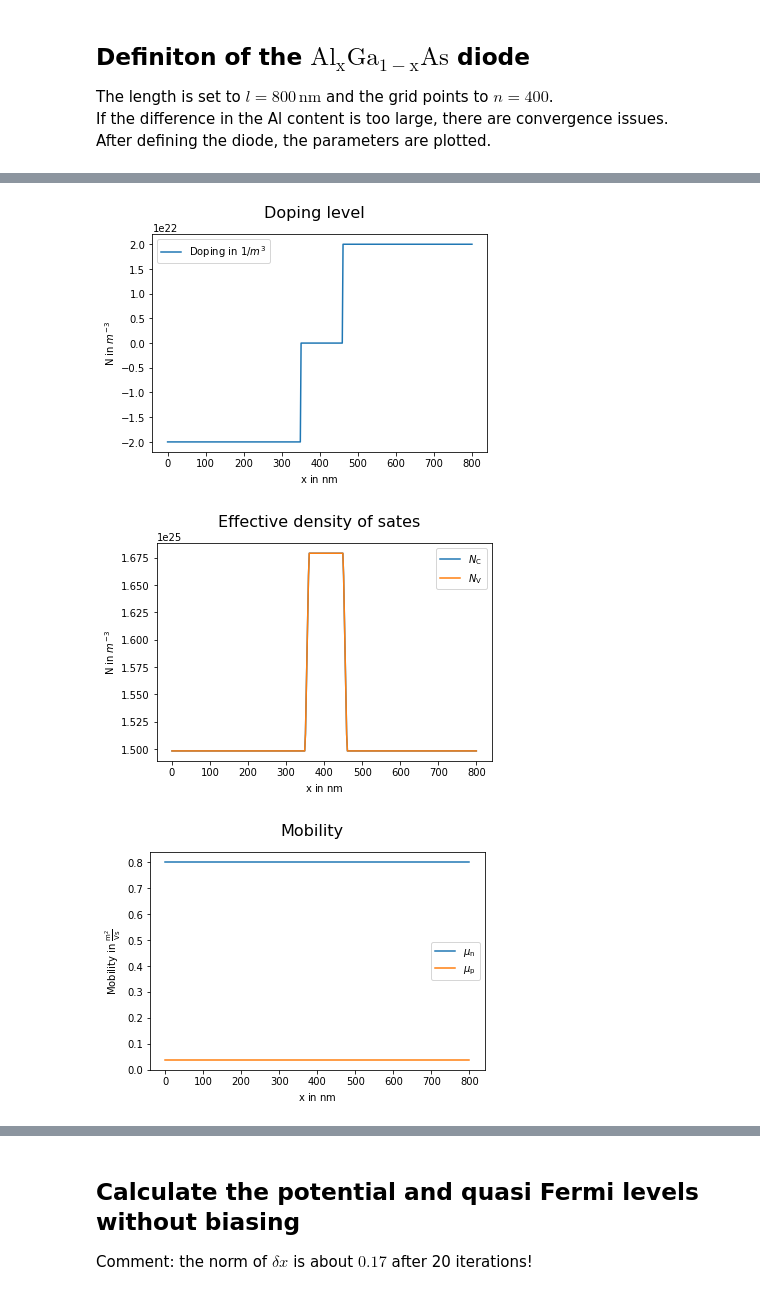
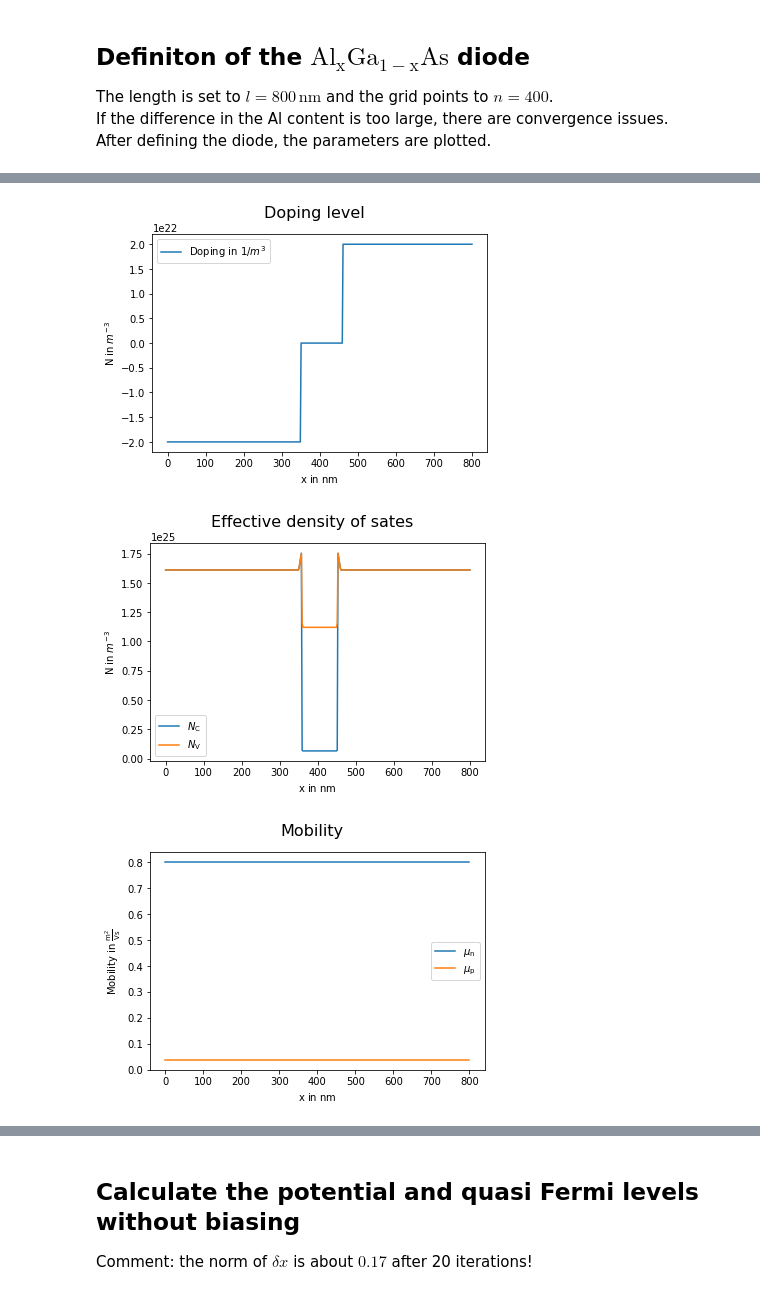
Before and after one commit to pabele/synumses, a Jupyter notebook: examples/jupyter/02_GaAs_LED/01_AlGaAs_LED.ipynb, the cells around one changed output, grey strips where cells are left out. Drawn from its saved outputs; the diff is of its cells as text; code cells hidden in the pictures.

```diff
--- a/examples/jupyter/02_GaAs_LED/01_AlGaAs_LED.ipynb
+++ b/examples/jupyter/02_GaAs_LED/01_AlGaAs_LED.ipynb
@@ -202,9 +202,9 @@ parameters.init_parameters()
 # There is an issue for transistions at Al=0.4!
 
 # Al content outside the quantum well
-Al1 = 1.0 #.75
+Al1 = .75 #.75
 # Al content in the quantum well
-Al2 = .40 #.30
+Al2 = .30 #.30
 
 #Doping outside the quantum well
 
@@ -360,3 +360,3 @@ plt.show()
 [figure]
-[figure, old version]
+[figure, new version]
 [figure]
```
Also changed, not shown: parts of 5 cells of this notebook, 1 other file.
